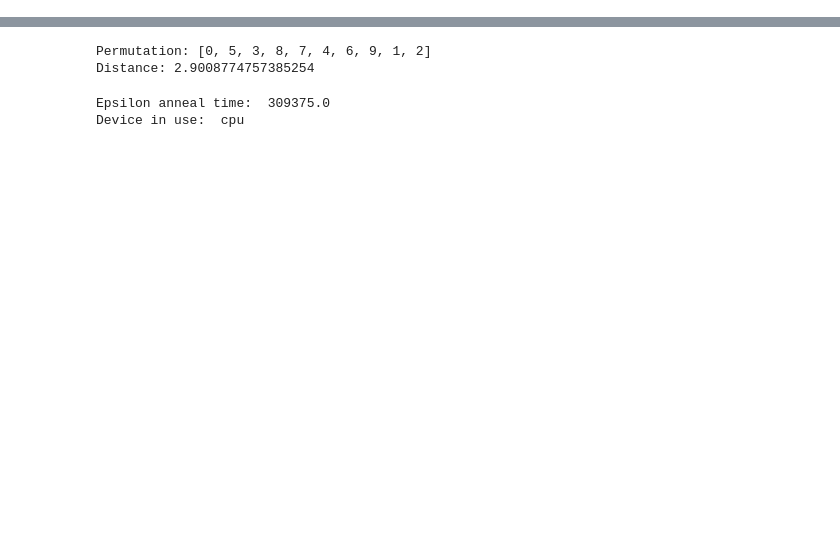
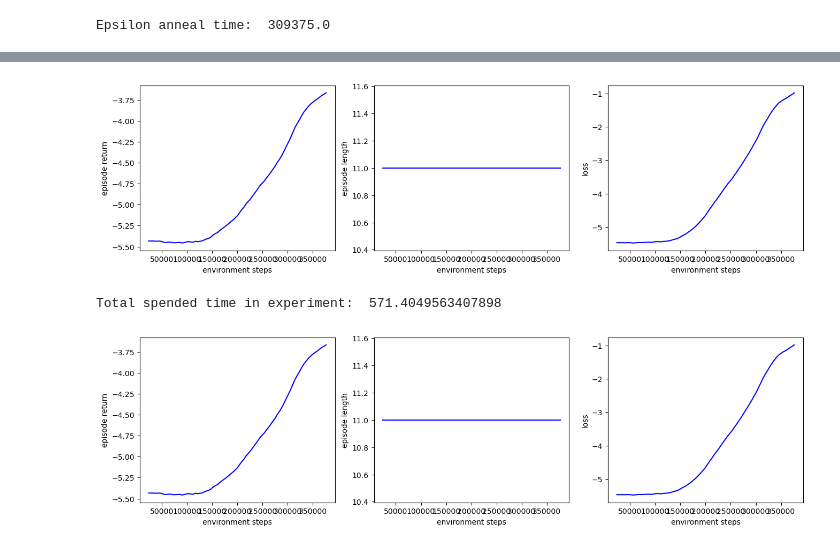
Before and after one commit to tomasosarte/TFG, a Jupyter notebook: code/test_experiment_2.ipynb, the cells around one changed output, grey strips where cells are left out. Drawn from its saved outputs; the diff is of its cells as text; code cells hidden in the pictures; blank space fills up the shorter version.

```diff
--- a/code/test_experiment_2.ipynb
+++ b/code/test_experiment_2.ipynb
@@ -23,55 +39,59 @@ from learners.ppo_learner import PPOLearner
 
 from generators.tsp_generator import TSPGenerator
 from exact_solvers.solver_tsp import solve_tsp
+# %%
+max_nodes_per_graph = 10
+rollouts_per_batch = 50
+pct_epsilon_anneal_time = 0.75
+max_episodes = 750
+
+params['problem'] = 'tsp'
+params['node_dimension'] = 2
+params['max_nodes_per_graph'] = max_nodes_per_graph
+params['max_episode_length'] = max_nodes_per_graph + 1
+params['max_episodes'] = max_episodes
+params['batch_size'] = params['max_episode_length'] * rollouts_per_batch
+params['max_steps'] = params['max_episodes'] * params['max_episode_length'] * rollouts_per_batch
+params['epsilon_start'] = 0.9
+params['epsilon_finish'] = 1E-5
+params['epsilon_anneal_time'] =  pct_epsilon_anneal_time * params['max_steps']
+params['lr'] = 5E-4
+params['gamma'] = 0.99
+params['entropy_regularization'] = True
+params['entropy_weight'] = 0.1
+params['plot_frequency'] = 10
+params['multi_runner'] = False
+params['parallel_environments'] = 4
+print("Epsilon anneal time: ", params['epsilon_anneal_time'])
+# %% [output]
+Epsilon anneal time:  309375.0
 # %%
-max_nodes_per_graph = 10
+nodes_per_graph = 10
 instance = 0
-cities = th.load(f"training/tsp/size_{max_nodes_per_graph}/instance_{instance}.pt")
+cities = th.load(f"training/tsp/size_{nodes_per_graph}/instance_{instance}.pt")
+#cities = cities.to(params['device'])
 tsp_generator = TSPGenerator()
 tsp_generator.plot_instance(cities)
 # %% [output]
 [figure]
 # %%
-permutation, distance = solve_tsp(cities)
-print(f"Permutation: {permutation}\nDistance: {distance}")
+#permutation, distance = solve_tsp(cities)
+#print(f"Permutation: {permutation}\nDistance: {distance}")
-# %% [output]
-Permutation: [0, 5, 3, 8, 7, 4, 6, 9, 1, 2]
-Distance: 2.9008774757385254
-# %%
-# Get params
-params = default_params()
-
-rollouts_per_batch = 50
-pct_epsilon_anneal_time = 0.75
-max_episodes = 750
-
-params['problem'] = 'tsp'
-params['node_dimension'] = 2
-params['max_nodes_per_graph'] = max_nodes_per_graph
-params['max_episode_length'] = max_nodes_per_graph + 1
-params['max_episodes'] = max_episodes
-params['batch_size'] = params['max_episode_length'] * rollouts_per_batch
-params['max_steps'] = params['max_episodes'] * params['max_episode_length'] * rollouts_per_batch
-params['epsilon_start'] = 0.9
-params['epsilon_finish'] = 1E-5
-params['epsilon_anneal_time'] =  pct_epsilon_anneal_time * params['max_steps']
-params['lr'] = 5E-4
-params['gamma'] = 0.99
-params['entropy_regularization'] = True
-params['entropy_weight'] = 0.1
-params['plot_frequency'] = 10
-print("Epsilon anneal time: ", params['epsilon_anneal_time'])
-print("Device in use: ", params['device'])
-# %% [output]
-Epsilon anneal time:  309375.0
-Device in use:  cpu
 # %%
 model = MoreBasicNetwork(params)
 env = EnviornmentTSP(cities, params)
 
 # Run experiment
 experiment = ActorCriticExperiment(params, model, env, ReinforceLearner(model, params))
+start = time()
 experiment.run()
+end = time()
+total_time = end - start
+print("Total spended time in experiment: ", total_time)
+# %% [output]
+[figure, added]
+Total spended time in experiment:  571.4049563407898
+[figure, added]
 # %%
 experiment.plot_rollout()
 # %%
```
Also changed, not shown: parts of 1 cell of this notebook, 11 other files.
